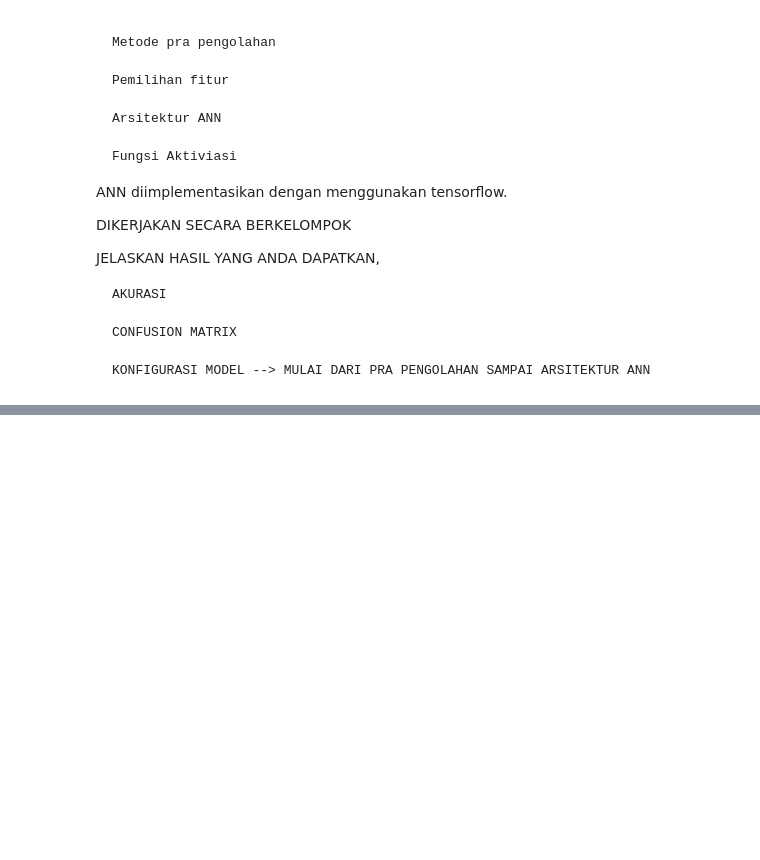
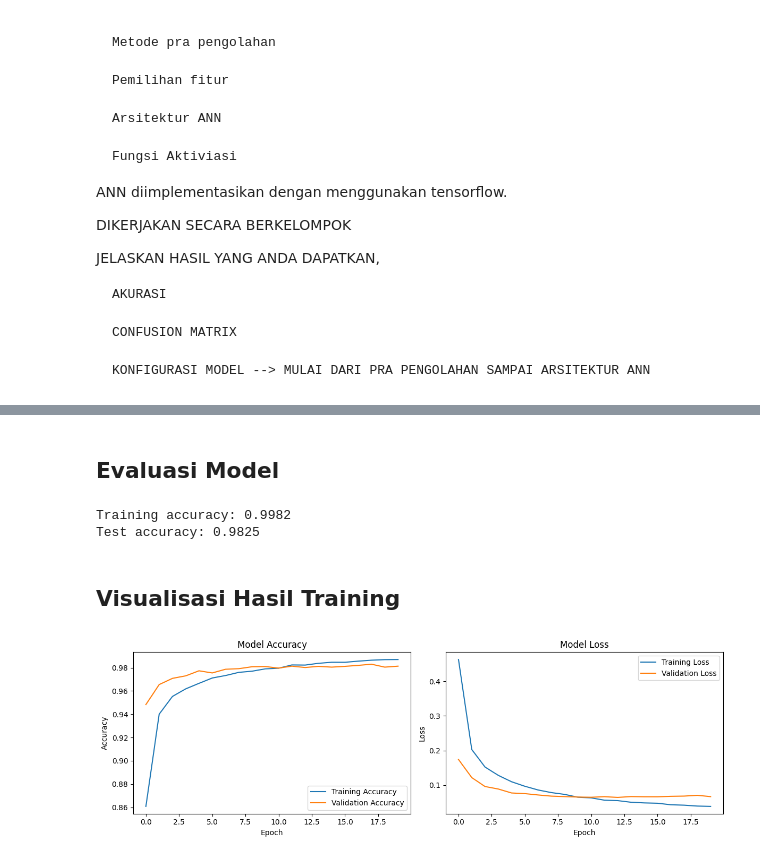
Before and after one commit to YayunEldina/PEMB_MESIN_Ganjil_2024, a Jupyter notebook: Jobsheet_9_Perceptron_dan_ANN.ipynb, the cells around one changed output, grey strips where cells are left out. Cells and saved outputs as stored; diff of their text form; code cells hidden in the pictures; blank space fills up the shorter version.

```diff
--- a/Jobsheet_9_Perceptron_dan_ANN.ipynb
+++ b/Jobsheet_9_Perceptron_dan_ANN.ipynb
@@ -424,0 +573,7 @@ JELASKAN HASIL YANG ANDA DAPATKAN,
+# %%
+# Train the model
+history = model.fit(X_train, y_train,
+                    epochs=20,
+                    batch_size=128,
+                    validation_data=(X_val, y_val),
+                    verbose=1)
@@ -424,0 +598,37 @@ JELASKAN HASIL YANG ANDA DAPATKAN,
+# %% [markdown]
+## **Evaluasi Model**
+# %%
+# Evaluate the model on training and test data
+train_loss, train_accuracy = model.evaluate(X_train, y_train, verbose=0)
+test_loss, test_accuracy = model.evaluate(X_test, y_test, verbose=0)
+print(f"Training accuracy: {train_accuracy:.4f}")
+print(f"Test accuracy: {test_accuracy:.4f}")
+# %% [output]
+Training accuracy: 0.9982
+Test accuracy: 0.9825
+# %% [markdown]
+## **Visualisasi Hasil Training**
+# %%
+# Plot training history
+plt.figure(figsize=(12, 4))
+
+plt.subplot(1, 2, 1)
+plt.plot(history.history['accuracy'], label='Training Accuracy')
+plt.plot(history.history['val_accuracy'], label='Validation Accuracy')
+plt.title('Model Accuracy')
+plt.xlabel('Epoch')
+plt.ylabel('Accuracy')
+plt.legend()
+
+plt.subplot(1, 2, 2)
+plt.plot(history.history['loss'], label='Training Loss')
+plt.plot(history.history['val_loss'], label='Validation Loss')
+plt.title('Model Loss')
+plt.xlabel('Epoch')
+plt.ylabel('Loss')
+plt.legend()
+
+plt.tight_layout()
+plt.show()
+# %% [output]
+[figure, added]
```
Also changed, not shown: parts of 11 cells of this notebook.
